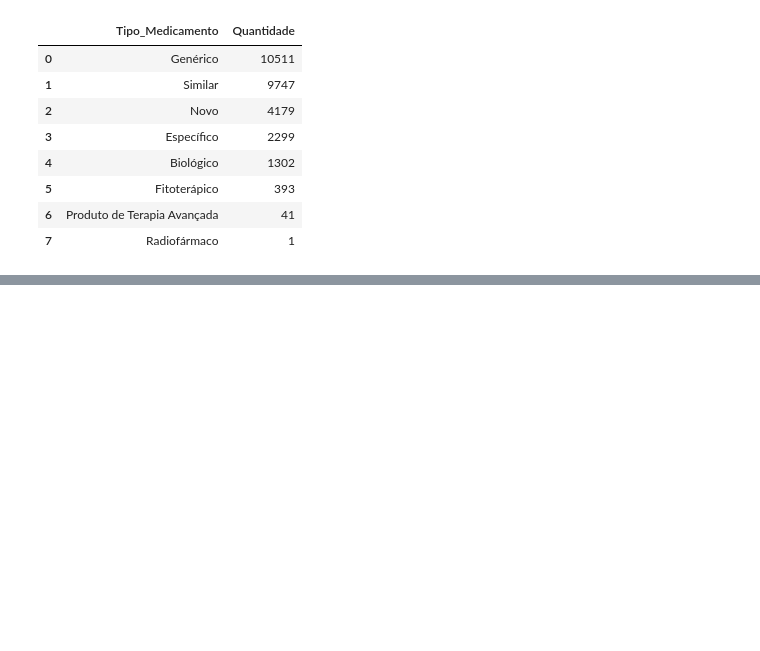
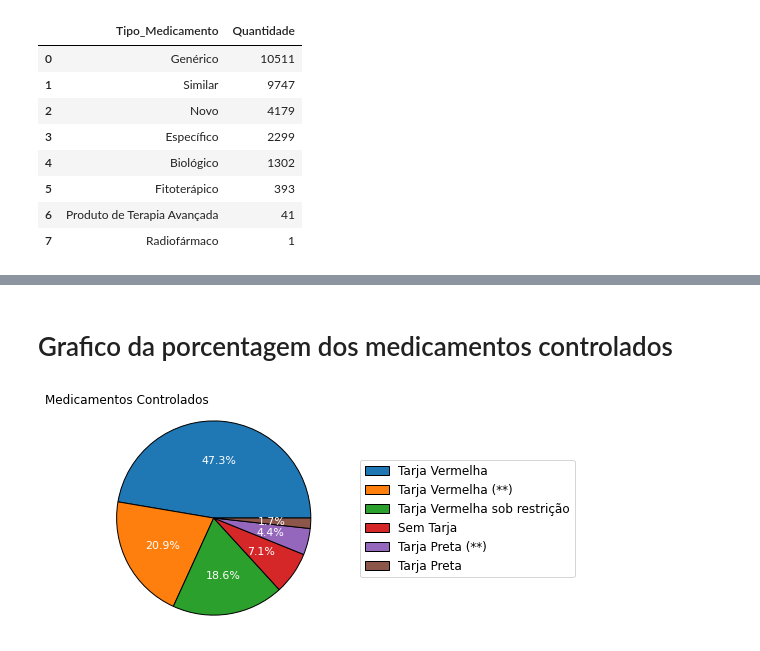
Before and after one commit to pioctba/Projeto_ADA_2, a Jupyter notebook: Projeto_ADA_Medicamentos.ipynb, the cells around one changed output, grey strips where cells are left out. Drawn from its saved outputs; the diff is of its cells as text; code cells hidden in the pictures; blank space fills up the shorter version.

```diff
--- a/Projeto_ADA_Medicamentos.ipynb
+++ b/Projeto_ADA_Medicamentos.ipynb
@@ -38,7 +38,7 @@ import seaborn as sns
 # %% [markdown]
 # Realiza importacao do arquivo CSV. Validar sempre o caminho do arquivo em sua maquina local
 # %%
-df = pd.read_csv (r"C:\Users\Casa\Desktop\Projeto\medicamentos_anvisa.csv" , sep="," , encoding='UTF-8')
+df = pd.read_csv (r"C:\Users\rpbona1\Desktop\rpb\Medicamentos_Brasil.csv" , sep="," , encoding='UTF-8')
 # %%
 df.head()
 # %% [output]
@@ -141,0 +124,17 @@ plt.show()
+# %% [markdown]
+# Grafico da porcentagem dos medicamentos controlados
+# %%
+count = df["TARJA"].value_counts().values
+classificacao = df["TARJA"].value_counts().index
+plt.pie(count,autopct='%1.1f%%',
+        #colors = ["#fa3b3b", "#bf0b0b", "#fa0000", "#eeeeee", "#000000", "#444444"],
+        labeldistance = 1.1,
+        wedgeprops = {"ec": "k"},
+        textprops = {"fontsize": 11, 'color':'white'},
+        )
+plt.axis("equal")
+plt.legend(fontsize=12, loc = 'lower right',  labels=classificacao,bbox_to_anchor=(1.6, 0.2))
+plt.title("Medicamentos Controlados" , loc='left')
+plt.show()
+# %% [output]
+[figure, added]
```
Also changed, not shown: parts of 17 cells of this notebook.
